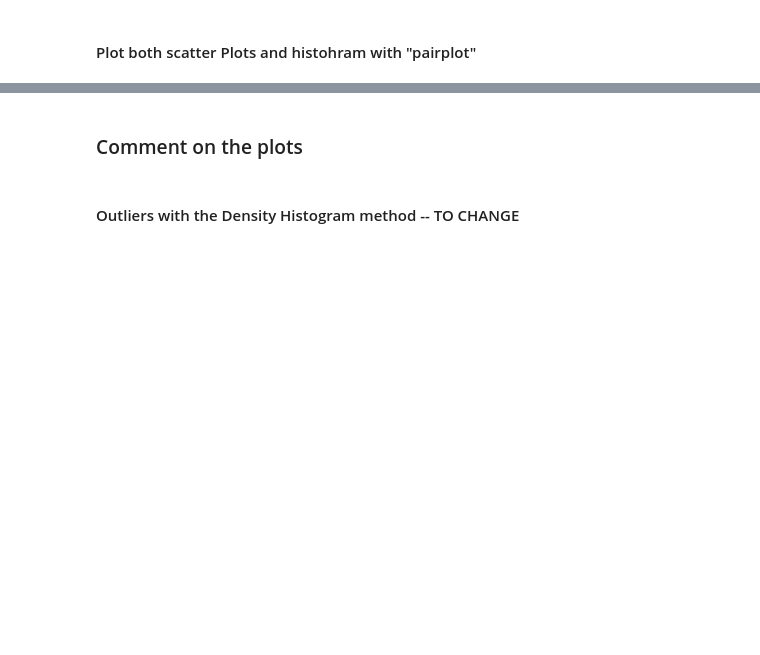
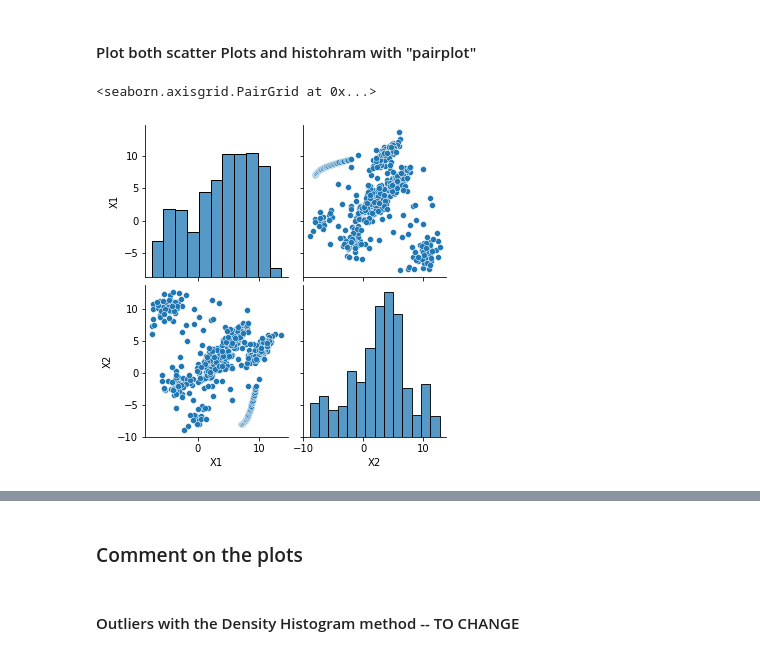
Before and after one commit to lcipolina/ML_Fundamentals, a Jupyter notebook: Exercise_Se__1b_Deep_Space.ipynb, the cells around one changed output, grey strips where cells are left out. Drawn from its saved outputs; the diff is of its cells as text; code cells hidden in the pictures; blank space fills up the shorter version.

```diff
--- a/Exercise_Se__1b_Deep_Space.ipynb
+++ b/Exercise_Se__1b_Deep_Space.ipynb
@@ -28,4 +45,7 @@ df.describe()
 # %% [markdown]
 #### Plot both scatter Plots and histohram with "pairplot"
 # %%
-sns.pairplot(df, hue="class", palette="husl")  #TO CHANGE
+sns.pairplot(df, palette="husl",diag_kind="hist")
+# %% [output]
+<seaborn.axisgrid.PairGrid at 0x...>
+[figure, added]
```
Also changed, not shown: parts of 10 cells of this notebook.
